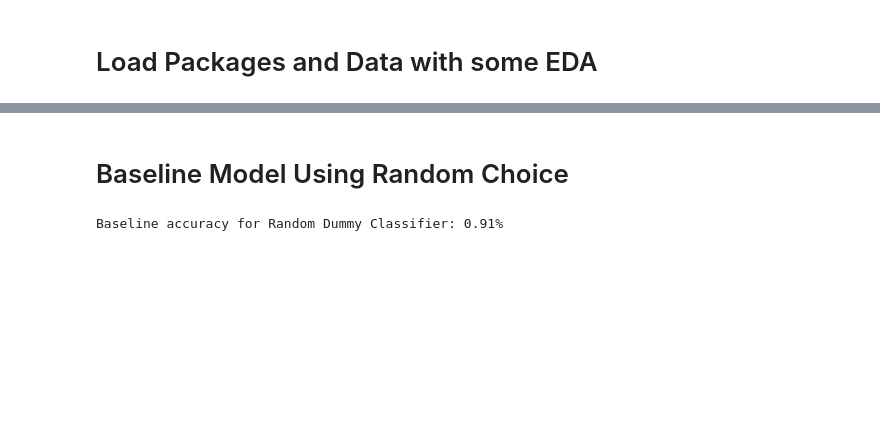
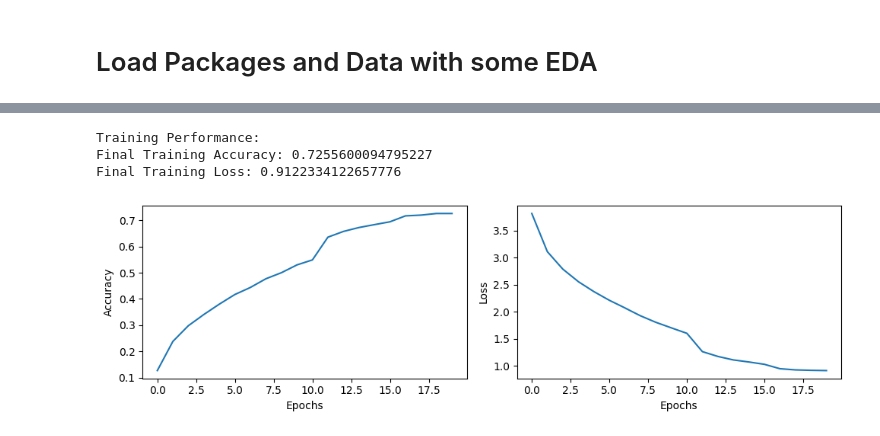
Before and after one commit to coreymunk/Deep-Learning-CIFAR-100, a Jupyter notebook: notebooks/cifar100.ipynb, the cells around one changed output, grey strips where cells are left out. Saved outputs shown, nothing was run; the diff lists cells and outputs as text; code cells hidden in the pictures; blank space fills up the shorter version.

Commit message:
sequential model

```diff
--- a/notebooks/cifar100.ipynb
+++ b/notebooks/cifar100.ipynb
@@ -20,6 +33,0 @@ from sklearn.model_selection import train_test_split
-# %%
-# Load CIFAR-100 data
-(X, Y), (_, _) = cifar100.load_data()
-
-print(Y.shape)
-print(X.shape)
@@ -86,18 +88,0 @@ y_test: (10000, 1)
-# %% [markdown]
-# Baseline Model Using Random Choice
-# %%
-# Create a random classifier
-dummy_rand = DummyClassifier(strategy="uniform", random_state=123)
-
-# Train the classifier
-dummy_rand.fit(X_train, Y_train)
-
-# Make predicitons
-dummy_rand_preds = dummy_rand.predict(X_test)
-
-# Calculate accuracy
-baseline_accuracy_dummyrand = accuracy_score(Y_test, dummy_rand_preds)
-
-print(f"Baseline accuracy for Random Dummy Classifier: {baseline_accuracy_dummyrand * 100}%")
-# %% [output]
-Baseline accuracy for Random Dummy Classifier: 0.91%
@@ -103,0 +129,42 @@ Baseline accuracy for Random Dummy Classifier: 0.91%
+# %%
+hist = model.fit(
+    x_train, y_train,
+    epochs=20,
+    verbose=False,
+    validation_data=(x_test, y_test),
+    callbacks=[
+                reduce_lr
+                # ,early_stopping
+              ]
+)
+# %%
+print('Training Performance:')
+# print(hist.history)
+
+final_train_accuracy = hist.history['accuracy'][-1]
+final_train_loss = hist.history['loss'][-1]
+
+print(f"Final Training Accuracy: {final_train_accuracy}")
+print(f"Final Training Loss: {final_train_loss}")
+
+plt.figure(figsize=(10, 3))
+
+# plot accuracy
+plt.subplot(1, 2, 1)
+plt.plot(hist.history['accuracy'])
+plt.xlabel('Epochs')
+plt.ylabel('Accuracy')
+
+# plot loss
+plt.subplot(1, 2, 2)
+plt.plot(hist.history['loss'])
+plt.xlabel('Epochs')
+plt.ylabel('Loss')
+
+plt.tight_layout()
+plt.show()
+# %% [output]
+Training Performance:
+Final Training Accuracy: 0.7255600094795227
+Final Training Loss: 0.9122334122657776
+[figure, added]
```
Also changed, not shown: parts of 13 cells of this notebook.
